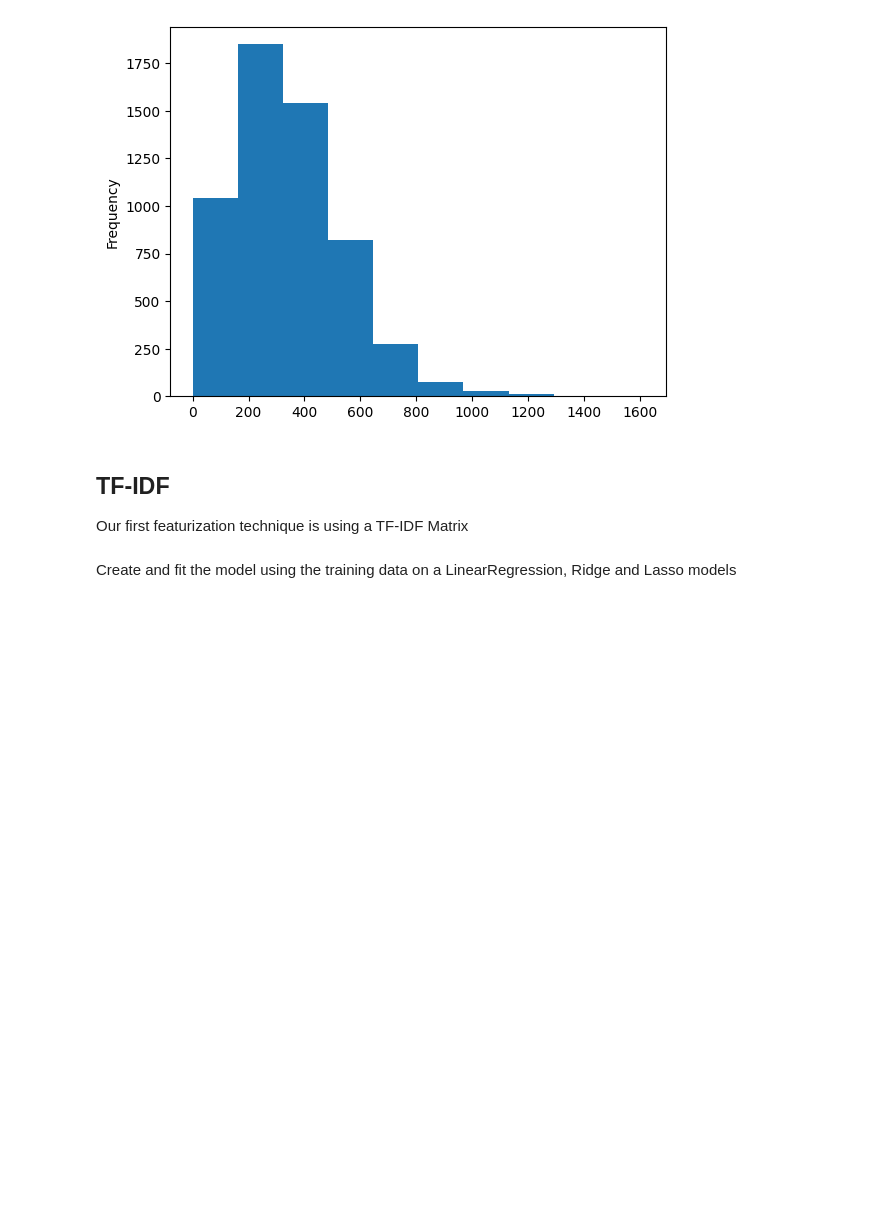
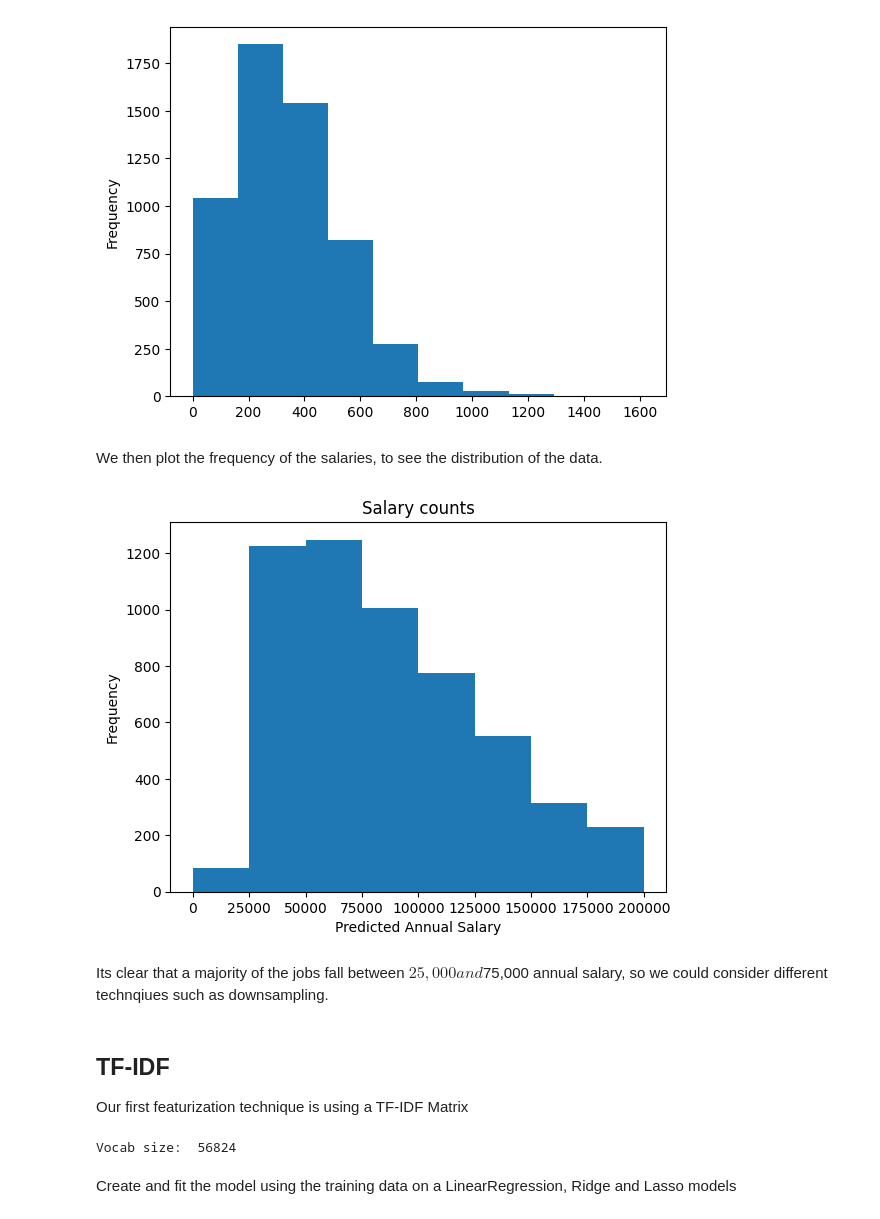
Before and after one commit to maxnbf/salary_prediction, a Jupyter notebook: text_manipulation.ipynb, the cells around one changed output. Cells and saved outputs as stored; diff of their text form; code cells hidden in the pictures; blank space fills up the shorter version.

```diff
--- a/text_manipulation.ipynb
+++ b/text_manipulation.ipynb
@@ -39,9 +35,10 @@ df.head()
 # %% [markdown]
 Here we tokenize the descriptions, and calculate the number of tokens, to help visualize the data we are working with
 # %%
-df["description"] = df["description"].apply(utility.tokenize)
-df["len"] = df["description"].apply(utility.lengths)
-df.head()
+df_copy = df.copy()
+df_copy["description"] = df_copy["description"].apply(utility.tokenize)
+df_copy["len"] = df_copy["description"].apply(utility.lengths)
+df_copy.head()
 # %% [output]
 |  | annual_salary | description | len |
 | 0 | 48880.0 | [many, industries, hurt, last, ye... | 163 |
@@ -56,6 +53,18 @@ df["len"].plot.hist()
 # %% [output]
 <Axes: ylabel='Frequency'>
 [figure]
+# %% [markdown]
+We then plot the frequency of the salaries, to see the distribution of the data.
+# %%
+ax = df_copy["annual_salary"].plot.hist(bins=[0, 25000, 50000, 75000, 100000, 125000, 150000, 175000, 200000])
+ax.set_xticks([0, 25000, 50000, 75000, 100000, 125000, 150000, 175000, 200000])
+plt.xlabel("Predicted Annual Salary")
+plt.title("Salary counts")
+plt.show()
+# %% [output]
+[figure, added]
+# %% [markdown]
+Its clear that a majority of the jobs fall between $25,000 and $75,000 annual salary, so we could consider different technqiues such as downsampling.
 # %% [markdown]
 TF-IDF
 ----
@@ -68,3 +96,7 @@ X_train, X_test, y_train, y_test = train_test_split(tfidf_matrix, list(df["annua
+# %%
+X_train, X_test, y_train, y_test = tfidf_vectorize_and_split(df, .5)
+# %% [output]
+Vocab size:  56824
 # %% [markdown]
 Create and fit the model using the training data on a LinearRegression, Ridge and Lasso models
 # %%
```
Also changed, not shown: parts of 39 cells of this notebook, 2 other files.
